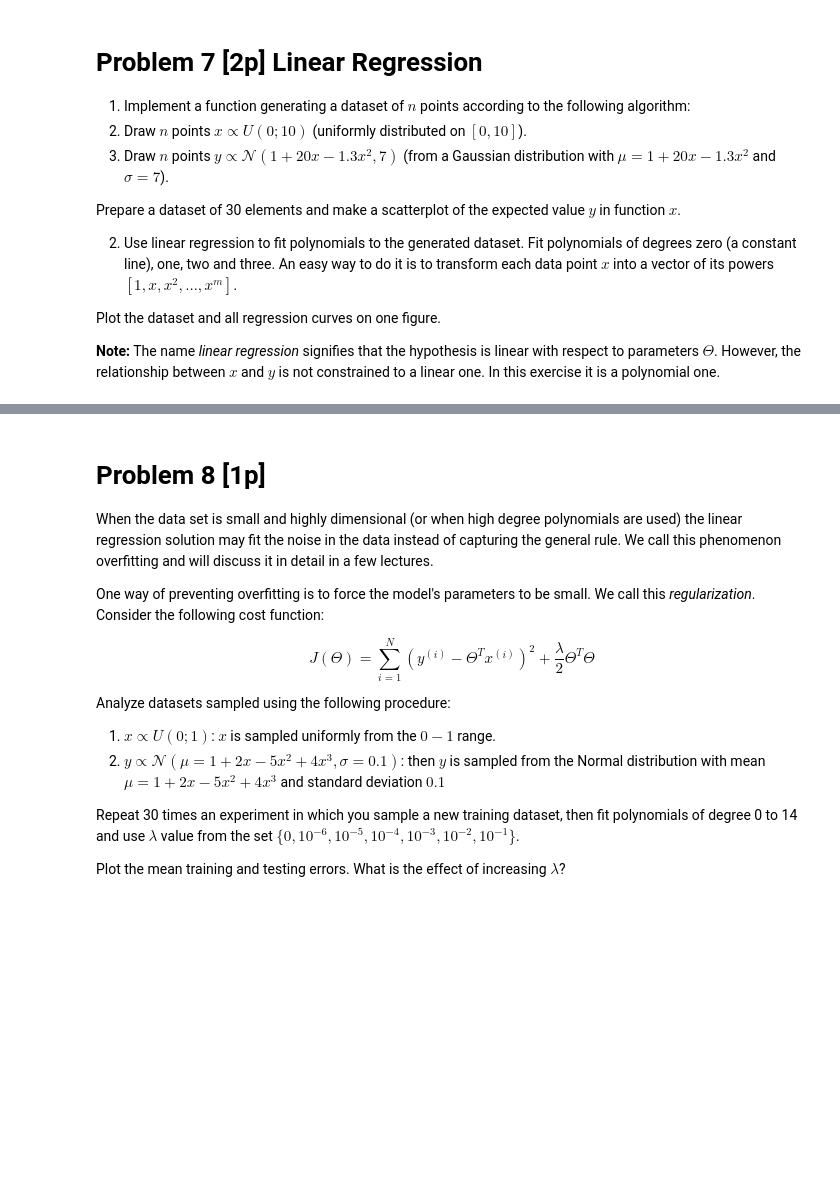
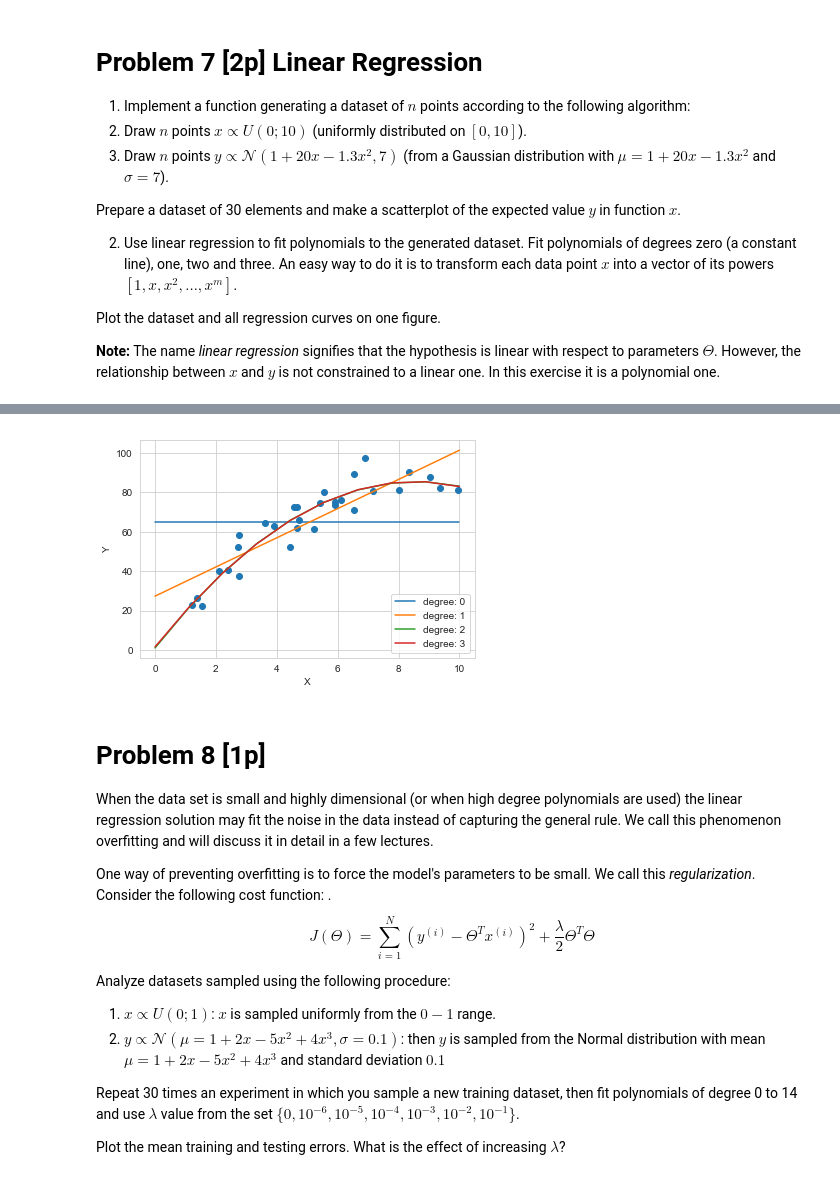
Before and after one commit to derenio/nn_assignments, a Jupyter notebook: assignment2/Assignment2_solutions.ipynb, the cells around one changed output, grey strips where cells are left out. Drawn from its saved outputs; the diff is of its cells as text; code cells hidden in the pictures; blank space fills up the shorter version.

```diff
--- a/assignment2/Assignment2_solutions.ipynb
+++ b/assignment2/Assignment2_solutions.ipynb
@@ -531,32 +563,38 @@ scatter(TODO)
 # %%
-from numpy.linalg import inv
+def powers_of_X(X, degree):
+    powers = np.arange(degree + 1)[:, np.newaxis]
+    return X**powers
 
-def powers_of_X(X, degree):
-    powers = np.arange(degree + 1).reshape(-1,1)
-    return X**powers
 
 def compute_polynomial(X, Theta):
     XP = powers_of_X(X, len(Theta) - 1) # len(Theta) x N
-    Y = TODO
+    Y = Theta.T @ XP
+    # print(np.dstack((X, Y)))
     return Y
 
-plot_x_space = np.linspace(0,10,100)
-scatter(data[0], data[1])
+
+plot_x_space = np.linspace(0,10,10)
+plt.scatter(data[0], data[1])
+plt.xlabel("X")
+plt.ylabel("Y")
 for degree in range(4):
     X = powers_of_X(data[0], degree) # Matrix d x N
-    Y = data[1].reshape(1, -1)       # Matrix 1 x N
-    Theta = TODO
-    plot(plot_x_space, compute_polynomial(plot_x_space, Theta).ravel(),
-         label="degree: %d" %(degree, ))
-    print Theta, Theta.shape
-legend(loc='lower right')
+    Y = data[1][np.newaxis, :]       # Matrix 1 x N
+    Theta = np.linalg.inv(X @ X.T) @ X @ Y.T
+    plt.plot(plot_x_space, compute_polynomial(plot_x_space, Theta).ravel(),
+         label="degree: %d" % (degree, ))
+    # print(Theta, Theta.shape)
+plt.legend(loc='lower right')
+None
+# %% [output]
+[figure, added]
 # %% [markdown]
 # Problem 8 [1p]
 
 When the data set is small and highly dimensional (or when high degree polynomials are used) the linear regression solution may fit the noise in the data instead of capturing the general rule. We call this phenomenon overfitting and will discuss it in detail in a few lectures.
 
 One way of preventing overfitting is to force the model's parameters to be small. We call this *regularization*. Consider the following cost function:
-
+.
 $$ J(\Theta) = \sum_{i=1}^N (y^{(i)} - \Theta^T x^{(i)})^2 + \frac{\lambda}{2} \Theta^T \Theta $$
 
 Analyze datasets sampled using the following procedure:
```
Also changed, not shown: parts of 14 cells of this notebook, 12 other files.
